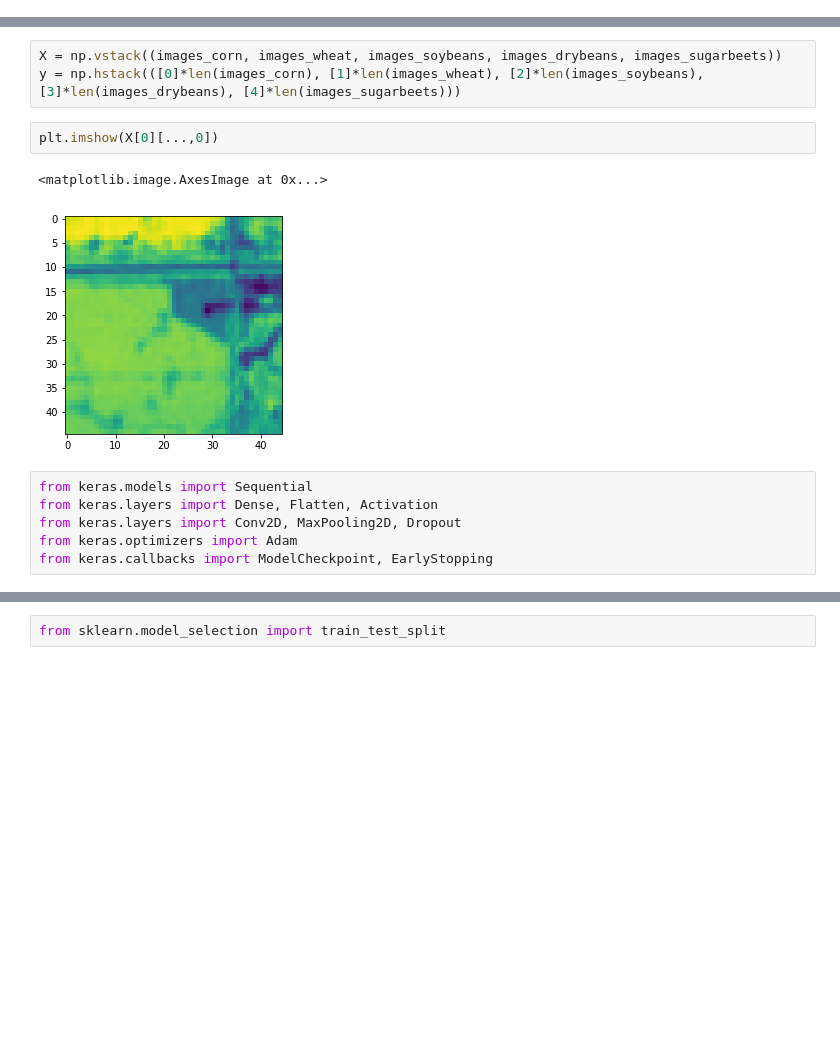
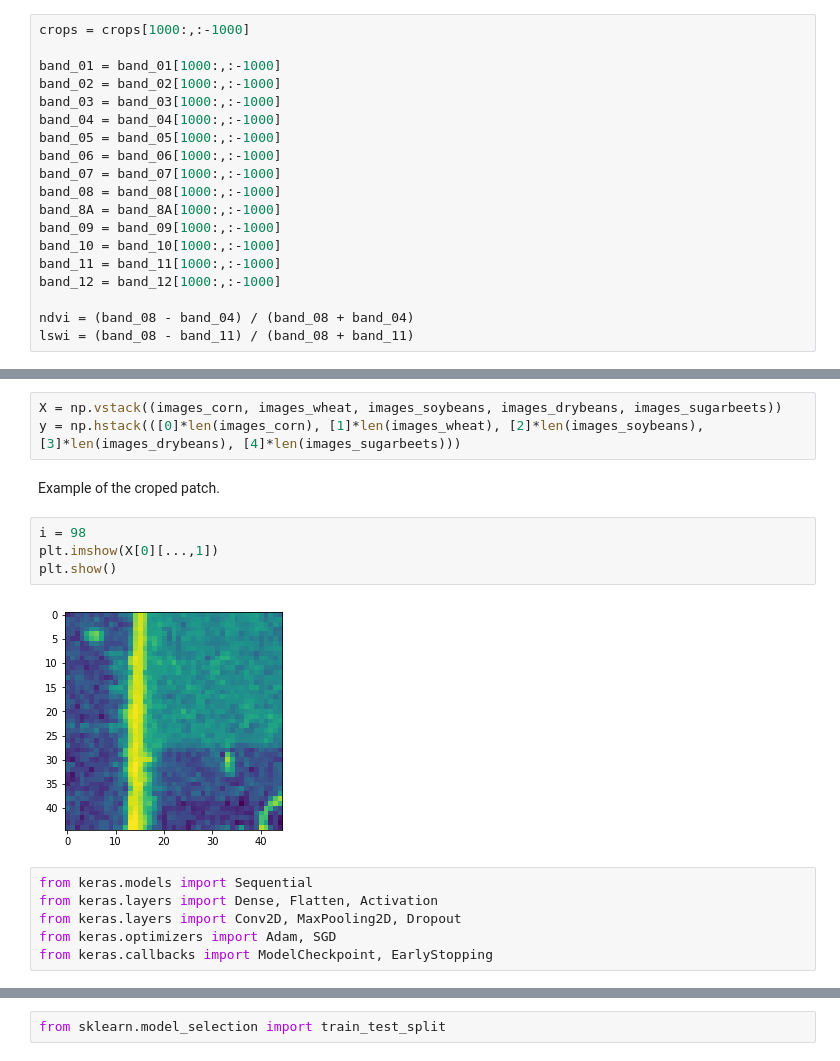
Before and after one commit to mosin26/agriculture, a Jupyter notebook: minnesota_cnn.ipynb, the cells around one changed output, grey strips where cells are left out. Saved outputs shown, nothing was run; the diff lists cells and outputs as text; blank space fills up the shorter version.

```diff
--- a/minnesota_cnn.ipynb
+++ b/minnesota_cnn.ipynb
@@ -73,0 +71,19 @@ def extend(input_image, radius, boundary='zero'):
+# %%
+crops = crops[1000:,:-1000]
+
+band_01 = band_01[1000:,:-1000]
+band_02 = band_02[1000:,:-1000]
+band_03 = band_03[1000:,:-1000]
+band_04 = band_04[1000:,:-1000]
+band_05 = band_05[1000:,:-1000]
+band_06 = band_06[1000:,:-1000]
+band_07 = band_07[1000:,:-1000]
+band_08 = band_08[1000:,:-1000]
+band_8A = band_8A[1000:,:-1000]
+band_09 = band_09[1000:,:-1000]
+band_10 = band_10[1000:,:-1000]
+band_11 = band_11[1000:,:-1000]
+band_12 = band_12[1000:,:-1000]
+
+ndvi = (band_08 - band_04) / (band_08 + band_04)
+lswi = (band_08 - band_11) / (band_08 + band_11)
@@ -149,16 +229,19 @@ images_sugarbeets = [np.dstack([feature_1[pixel[0]-s:pixel[0]+s+1, pixel[1]-s:pi
 # %%
 X = np.vstack((images_corn, images_wheat, images_soybeans, images_drybeans, images_sugarbeets))
 y = np.hstack(([0]*len(images_corn), [1]*len(images_wheat), [2]*len(images_soybeans), [3]*len(images_drybeans), [4]*len(images_sugarbeets)))
-# %%
-plt.imshow(X[0][...,0])
-# %% [output]
-<matplotlib.image.AxesImage at 0x...>
-[figure, removed]
+# %% [markdown]
+Example of the croped patch.
+# %%
+i = 98
+plt.imshow(X[0][...,1])
+plt.show()
+# %% [output]
+[figure, added]
 # %%
 from keras.models import Sequential
 from keras.layers import Dense, Flatten, Activation
 from keras.layers import Conv2D, MaxPooling2D, Dropout
-from keras.optimizers import Adam
+from keras.optimizers import Adam, SGD
 from keras.callbacks import ModelCheckpoint, EarlyStopping
 # %%
 #Building the model
```
Also changed, not shown: parts of 41 cells of this notebook, 1 other file.
